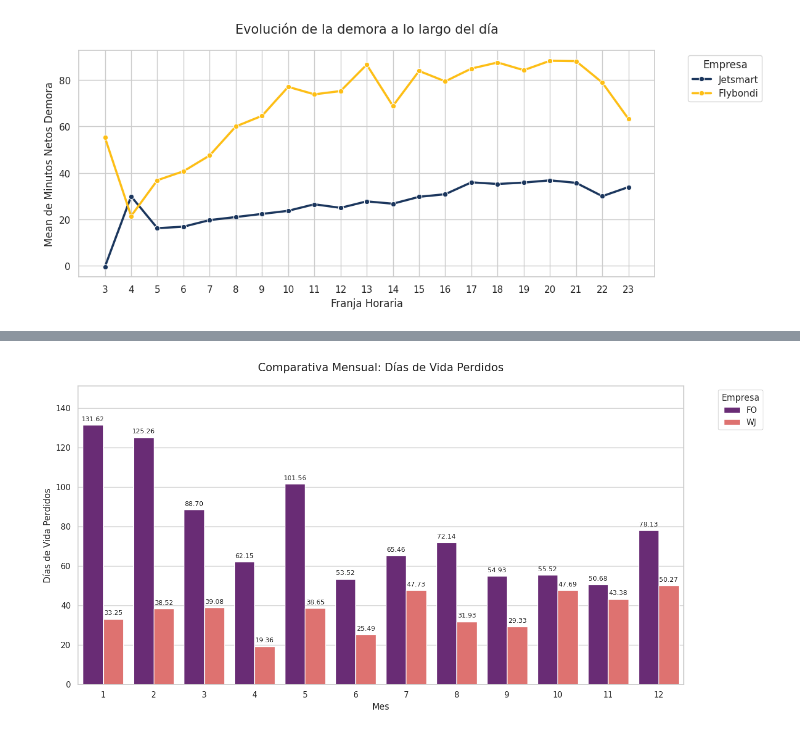
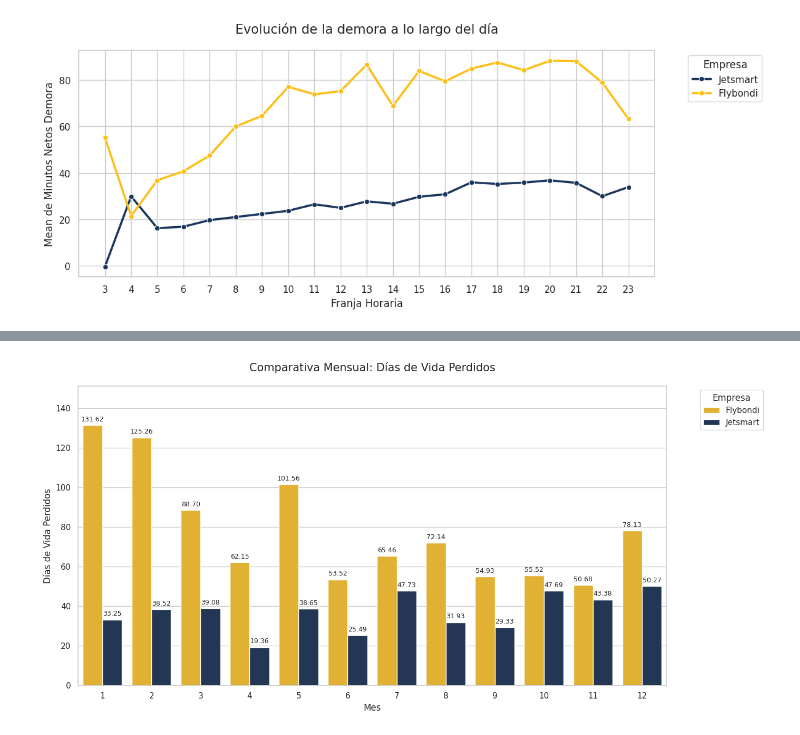
Before and after one commit to parivgabriela/Data_mining, a Jupyter notebook: analisis_estado_vuelos/notebooks/03_EDA_reporte.ipynb, the cells around one changed output, grey strips where cells are left out. Drawn from its saved outputs; the diff is of its cells as text; code cells hidden in the pictures.

```diff
--- a/analisis_estado_vuelos/notebooks/03_EDA_reporte.ipynb
+++ b/analisis_estado_vuelos/notebooks/03_EDA_reporte.ipynb
@@ -110,3 +326,5 @@ df.dtypes
 | franja_horaria | int32 |
 | nivel_demora | category |
 dtype: object
+# %%
+df = transform_column_to_datetime(df, "fecha")
@@ -340,4 +407,5 @@ def graficar_impacto_temporal(df, unidad='dias', mostrar_etiquetas=False):
 # %%
-graficar_impacto_temporal(df, unidad='dias', mostrar_etiquetas=True)
+graficar_impacto_temporal(df,categoria="empresa", unidad='dias', mostrar_etiquetas=True)
+# mejorar la funcion omitiendo codigo repetido
 # %% [output]
-[figure, old version]
+[figure, new version]
```
Also changed, not shown: parts of 44 cells of this notebook.
